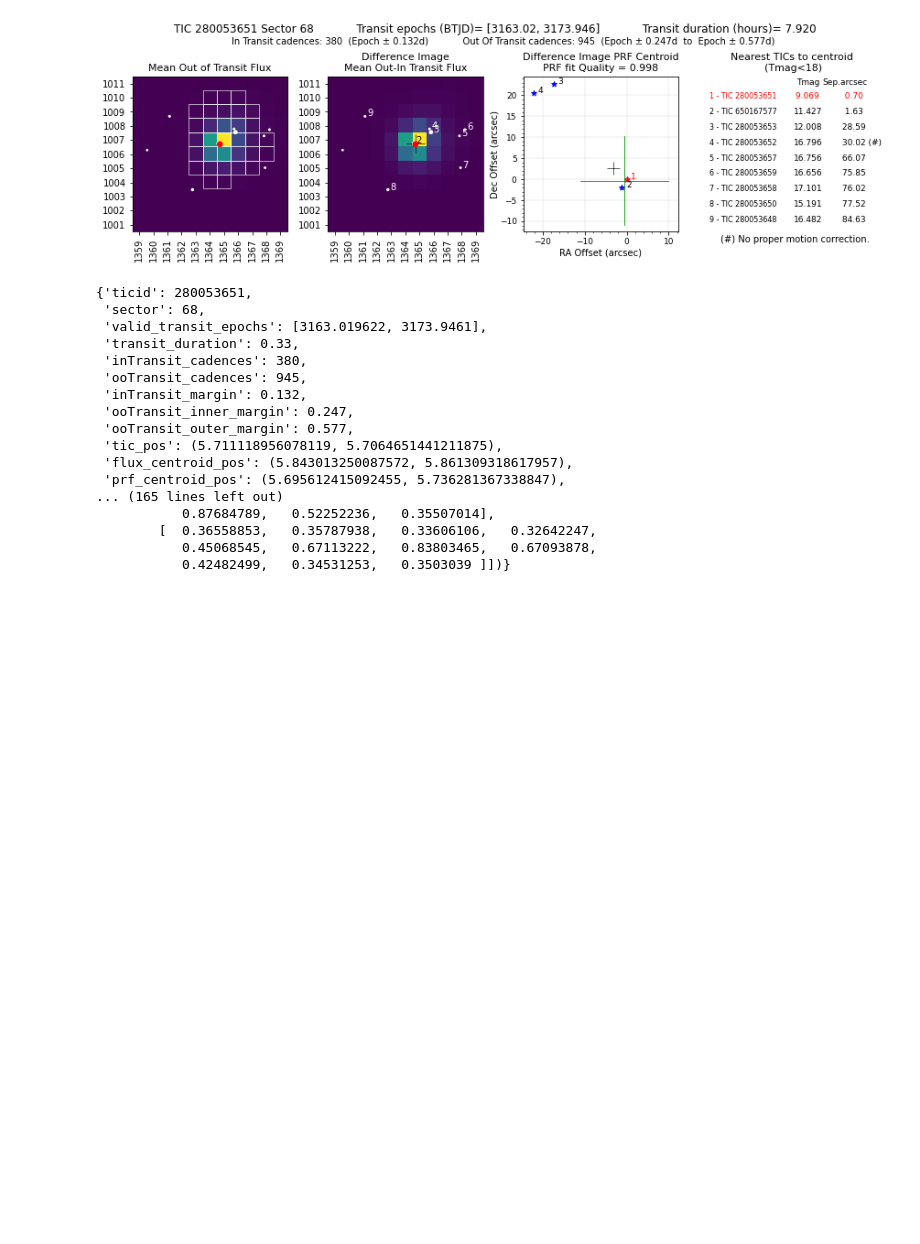
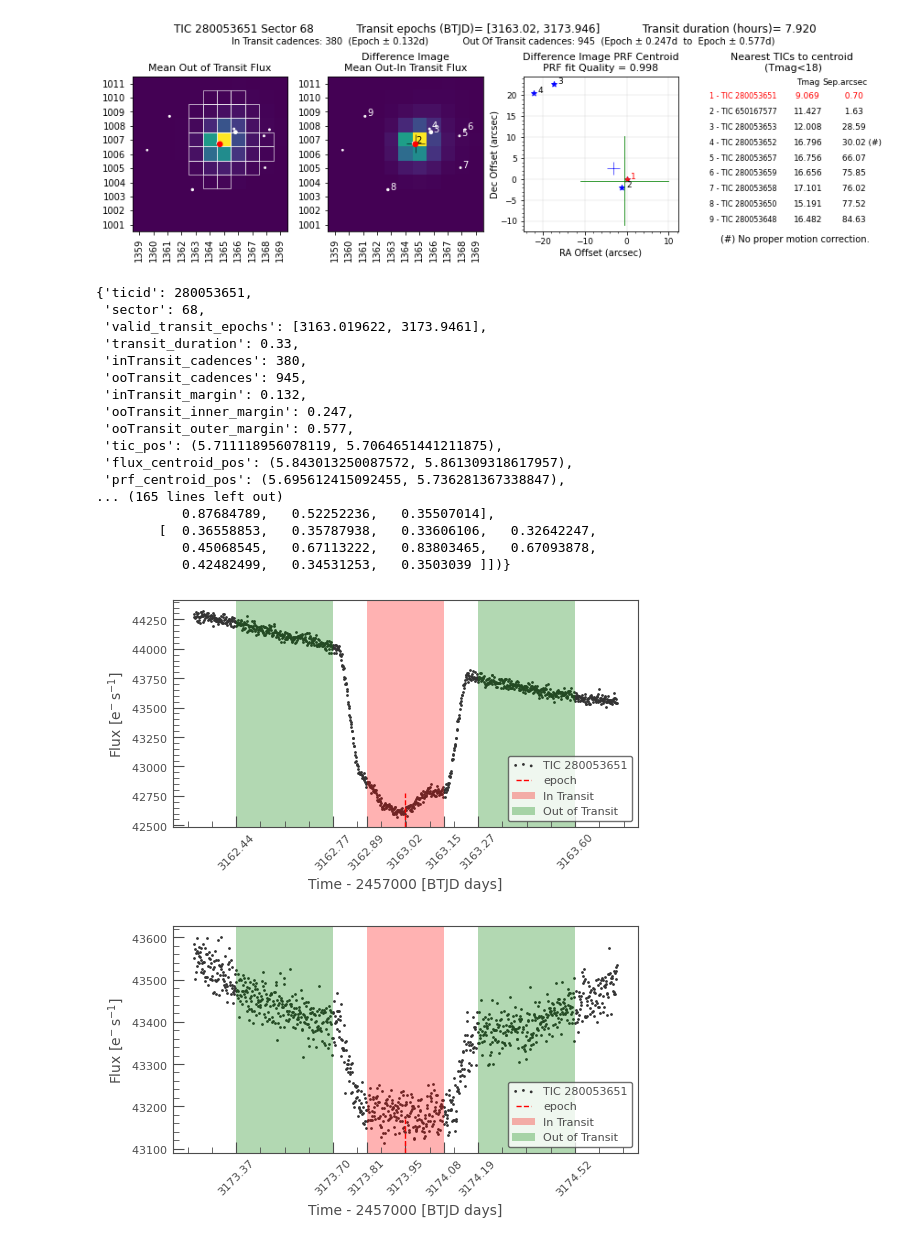
Before and after one commit to exo-pt/TESS-Centroid_vetting, a Jupyter notebook: examples/Demo_TessCentroidVetting.ipynb, the cells around one changed output. Drawn from its saved outputs; the diff is of its cells as text; code cells hidden in the pictures; blank space fills up the shorter version.

```diff
--- a/examples/Demo_TessCentroidVetting.ipynb
+++ b/examples/Demo_TessCentroidVetting.ipynb
@@ -21,23 +23,25 @@ from tesscentroidvetting import centroid_vetting
 # %%
 for r in range(7):
     if r==0:
-        # TOI 6842.01  https://www.zooniverse.org/projects/nora-dot-eisner/planet-hunters-tess/talk/2112/3183841
+        # TOI 6842.01 Planet candidate https://www.zooniverse.org/projects/nora-dot-eisner/planet-hunters-tess/talk/2112/3183841
         TIC_ID = 58858008
         sector = 70
         ttimes = [3209.3388, 3225.5151, 3230.9072]
         tot_dur = 0.15
     if r==1:
-        # WASP28-B   https://www.zooniverse.org/projects/nora-dot-eisner/planet-hunters-tess/talk/2112/3184216
+        # WASP28-B  Confirmed Planet https://www.zooniverse.org/projects/nora-dot-eisner/planet-hunters-tess/talk/2112/3184216
         TIC_ID = 398572544   #wasp28-B
         sector = 70
         ttimes = [3209.352289,3212.761298,3216.170306,3222.988322,3226.397330,3229.806344]
         tot_dur = 0.12
     if r==2:
+        # TOI 143.01 Confirmed Planet - example from TESS-Plots (prf)
         TIC_ID = 25375553
         sector = 28
         ttimes = [2062.786506,2065.09701,2067.407518,2069.718025,2076.649543,2078.960049,2081.270555,2083.581062]
         tot_dur = 3.129/24
     if r == 3:
+        # TOI 5403.01 Planet candidate https://www.zooniverse.org/projects/nora-dot-eisner/planet-hunters-tess/talk/2112/3203688
         TIC_ID = 438519486
         sector = 71
         ttimes = [3239.411204, 3252.246261]
@@ -55,7 +59,7 @@ for r in range(7):
         ttimes = [3071.435318, 3081.99241, 3092.549500]
         tot_dur = 0.15
     if r == 6:
-        # eclip.binary or NEB https://www.zooniverse.org/projects/nora-dot-eisner/planet-hunters-tess/talk/2112/3111229
+        # EB or NEB https://www.zooniverse.org/projects/nora-dot-eisner/planet-hunters-tess/talk/2112/3111229
         TIC_ID = 280053651
         sector = 68
         ttimes= [3163.019622, 3173.946100]
@@ -66,7 +70,7 @@ for r in range(7):
     sres = lk.search_targetpixelfile(TICstr, sector=sector, mission='TESS', author='SPOC',exptime=120)
     tpf = sres[0].download()
     #####
-    results = centroid_vetting(tpf, ttimes, tot_dur, plot=True)
+    results = centroid_vetting(tpf, ttimes, tot_dur, plot_flux_centroid = True)
     #####
 # %% [output]
 [figure]
@@ -97,3 +101,54 @@ results
         [  0.36558853,   0.35787938,   0.33606106,   0.32642247,
            0.45068545,   0.67113222,   0.83803465,   0.67093878,
            0.42482499,   0.34531253,   0.3503039 ]])}
+# %%
+# ---- additional lightcurve plots to help visualization of the time span measured ----
+#--------------- Sam Lee - https://github.com/orionlee    -----------------------------
+#--------------------------------------------------------------------------------------
+import matplotlib.pyplot as plt
+from matplotlib.ticker import FormatStrFormatter
+
+transit_half_duration = results['inTransit_margin']
+oot_inner_relative = results['ooTransit_inner_margin']
+oot_outer_relative = results['ooTransit_outer_margin']
+ttimes = results['valid_transit_epochs']
+# 1. the lightcurve of the aperture pixels
+lc_target = tpf.to_lightcurve().remove_nans()
+'''
+# 2. the lightcurve of the pixel with the biggest difference flux
+# it's useful for cases that the pixel is off target, diagnose whether the
+# pixel has variation significantly different from the aperture such that
+# the out-of-transit range contains skewed data, thus skewing the difference calculation.
+# Example of such targets:  TIC 6904949
+#  https://www.zooniverse.org/projects/nora-dot-eisner/planet-hunters-tess/talk/subjects/91668169
+
+brightest_px_yx = np.unravel_index(np.nanargmax(img_diff), img_diff.shape)
+brightest_px_mask = np.full(tpf.flux[0].shape, False, dtype=bool)
+brightest_px_mask[brightest_px_yx[0], brightest_px_yx[1]] = True
+lc_brightest_px = tpf.to_lightcurve(aperture_mask=brightest_px_mask).remove_nans()
+lc_brightest_px.label = f"Largest Flux Diff Pixel at {brightest_px_yx}"
+'''
+for i,T0 in enumerate(ttimes):
+    if i>5 : break
+    lc = lc_target.truncate(T0 - oot_outer_relative * 1.25, T0 + oot_outer_relative * 1.25)
+    with plt.style.context(lk.MPLSTYLE):
+        ax = plt.figure(figsize=(6, 3)).gca()
+        ax = lc.scatter(ax=ax)
+        ax.axvline(T0, color="red", ymax=0.15, linewidth=1, linestyle="--", label="epoch")
+        ax.axvspan(T0 - transit_half_duration, T0 + transit_half_duration, facecolor="red", alpha=0.3, label="In Transit")
+        ax.axvspan(T0 - oot_outer_relative, T0 - oot_inner_relative, facecolor="green", alpha=0.3, label="Out of Transit")
+        # no label to avoid double legend
+        ax.axvspan(T0 + oot_inner_relative, T0 + oot_outer_relative, facecolor="green", alpha=0.3)
+        ax.set_xticks([T0 - oot_outer_relative,T0 - oot_inner_relative,T0 - transit_half_duration,
+                       T0, T0 + transit_half_duration, T0 + oot_inner_relative, T0 + oot_outer_relative])
+        ax.tick_params(axis='x', labelrotation=45)
+        ax.xaxis.set_major_formatter(FormatStrFormatter('%.2f'))
+        #ax.ticklabel_format(useOffset=False)
+        ax.legend(loc="lower right", fontsize=8)
+        for item in ([ax.title, ax.xaxis.label, ax.yaxis.label] + ax.get_xticklabels() + ax.get_yticklabels()):
+            item.set_fontsize(8)
+        for item in ([ax.xaxis.label, ax.yaxis.label]): item.set_fontsize(10)
+    #axs.append(ax)
+# %% [output]
+[figure, added]
+[figure, added]
```
Also changed, not shown: parts of 1 cell of this notebook.
